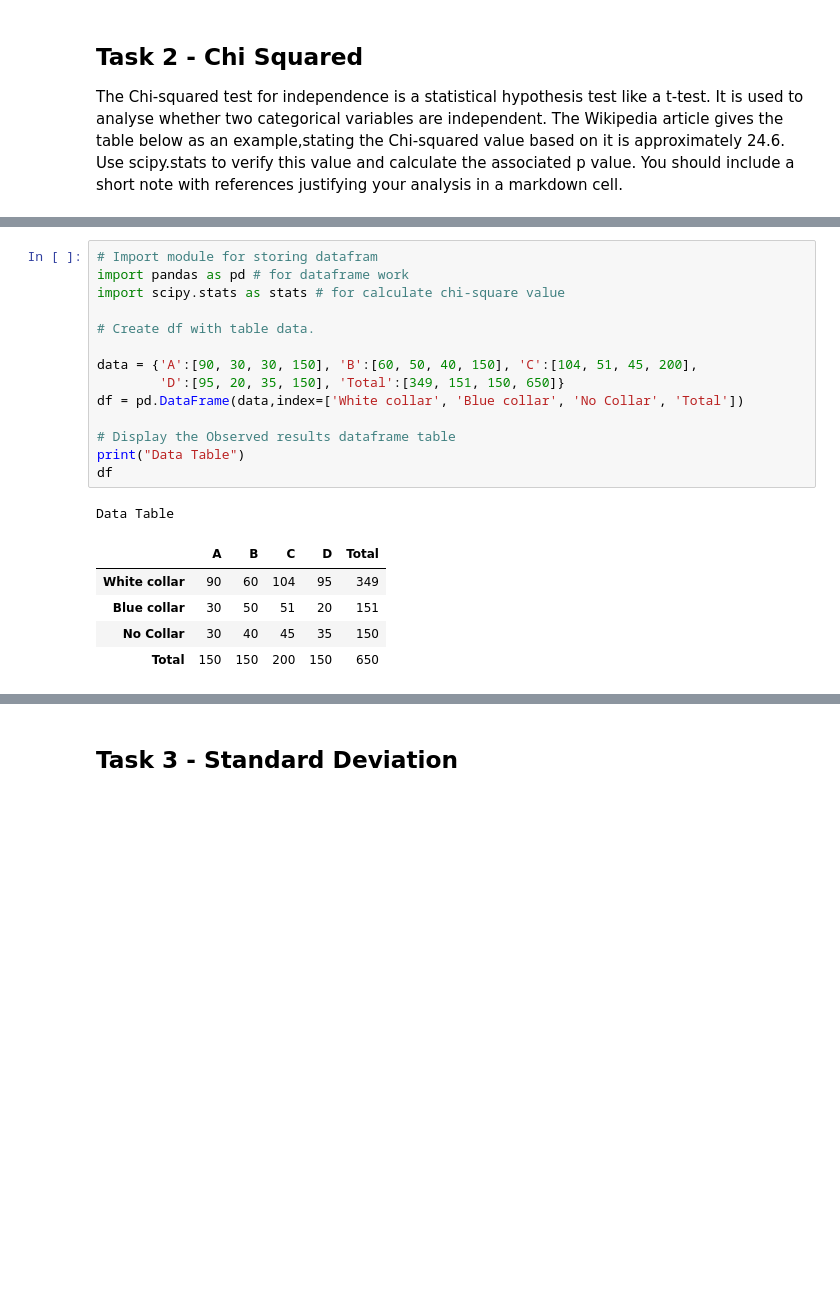
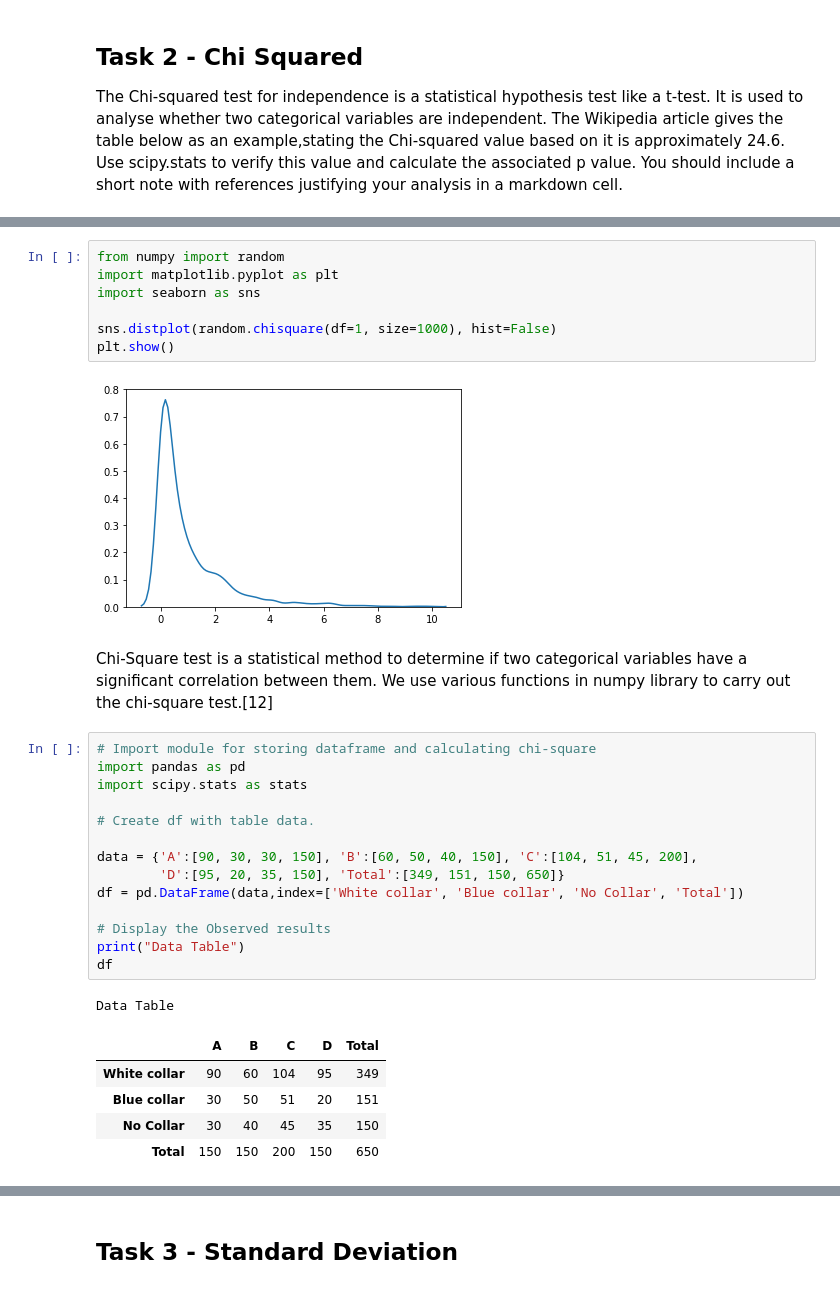
Before and after one commit to NiamhOL/Machine-Learning-and-Statistics-2020, a Jupyter notebook: Tasks.ipynb, the cells around one changed output, grey strips where cells are left out. Drawn from its saved outputs; the diff is of its cells as text; blank space fills up the shorter version.

```diff
--- a/Tasks.ipynb
+++ b/Tasks.ipynb
@@ -205,7 +216,18 @@ For the test to be effective, at least five observations are required in each ce
+# %%
+from numpy import random
+import matplotlib.pyplot as plt
+import seaborn as sns
+
+sns.distplot(random.chisquare(df=1, size=1000), hist=False)
+plt.show()
+# %% [output]
+[figure, added]
+# %% [markdown]
+Chi-Square test is a statistical method to determine if two categorical variables have a significant correlation between them. We use various functions in numpy library to carry out the chi-square test.[12]
 # %%
-# Import module for storing datafram
-import pandas as pd # for dataframe work
-import scipy.stats as stats # for calculate chi-square value
+# Import module for storing dataframe and calculating chi-square
+import pandas as pd
+import scipy.stats as stats
 
 # Create df with table data.
 
@@ -213,7 +235,7 @@ data = {'A':[90, 30, 30, 150], 'B':[60, 50, 40, 150], 'C':[104, 51, 45, 200],
         'D':[95, 20, 35, 150], 'Total':[349, 151, 150, 650]}
 df = pd.DataFrame(data,index=['White collar', 'Blue collar', 'No Collar', 'Total'])
 
-# Display the Observed results dataframe table
+# Display the Observed results
 print("Data Table")
 df
 # %% [output]
```
Also changed, not shown: parts of 34 cells of this notebook.
